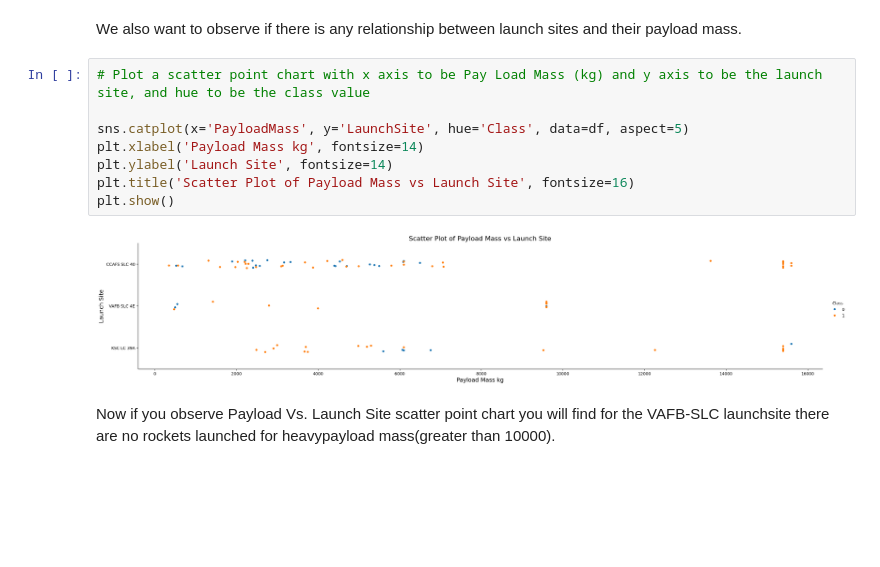
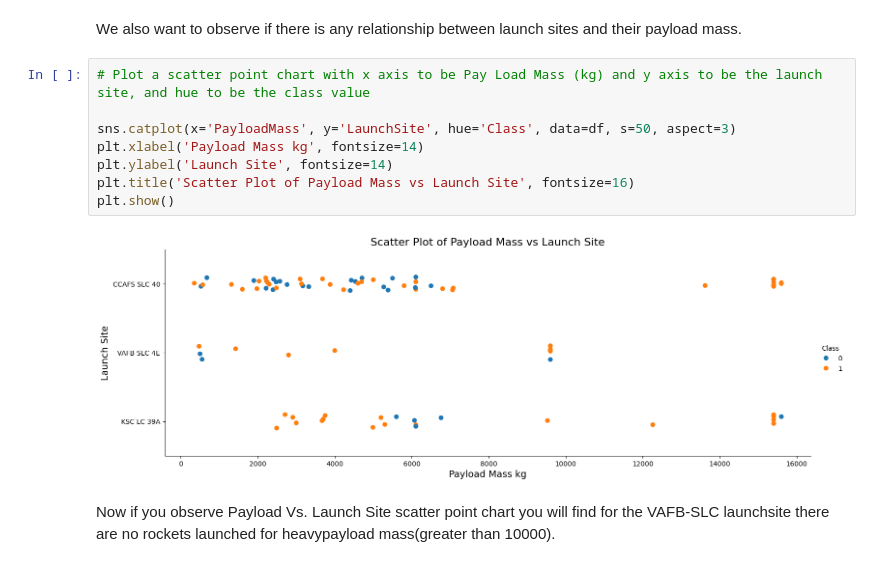
Before and after one commit to alancrisanto/IBM_Capstone_Project, a Jupyter notebook: 05_m02_02_edadataviz.ipynb, the cells around one changed output. Saved outputs shown, nothing was run; the diff lists cells and outputs as text; blank space fills up the shorter version.

```diff
--- a/05_m02_02_edadataviz.ipynb
+++ b/05_m02_02_edadataviz.ipynb
@@ -107,13 +107,13 @@ We also want to observe if there is any relationship between launch sites and th
 # %%
 # Plot a scatter point chart with x axis to be Pay Load Mass (kg) and y axis to be the launch site, and hue to be the class value
 
-sns.catplot(x='PayloadMass', y='LaunchSite', hue='Class', data=df, aspect=5)
+sns.catplot(x='PayloadMass', y='LaunchSite', hue='Class', data=df, s=50, aspect=3)
 plt.xlabel('Payload Mass kg', fontsize=14)
 plt.ylabel('Launch Site', fontsize=14)
 plt.title('Scatter Plot of Payload Mass vs Launch Site', fontsize=16)
 plt.show()
 # %% [output]
-[figure, old version]
+[figure, new version]
 # %% [markdown]
 Now if you observe Payload Vs. Launch Site scatter point chart you will find for the VAFB-SLC  launchsite there are no  rockets  launched for  heavypayload mass(greater than 10000).
 # %% [markdown]
```
Also changed, not shown: parts of 1 cell of this notebook.
